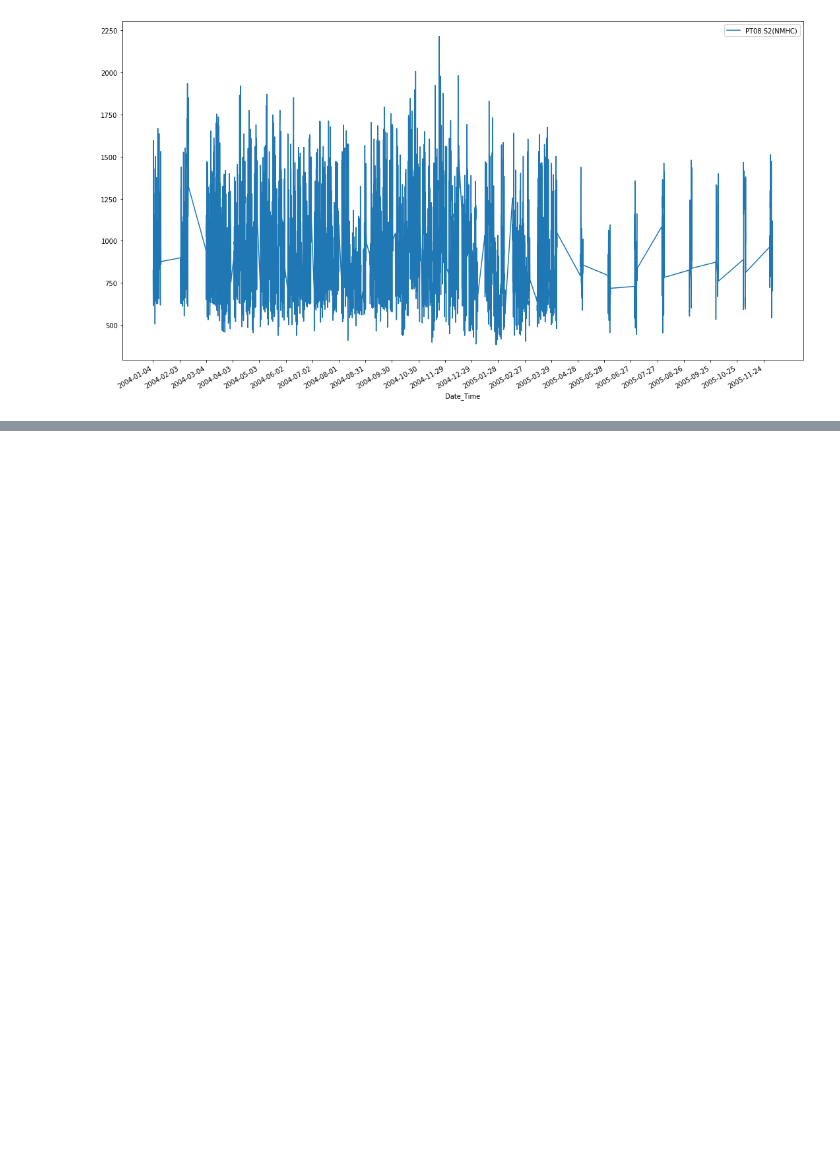
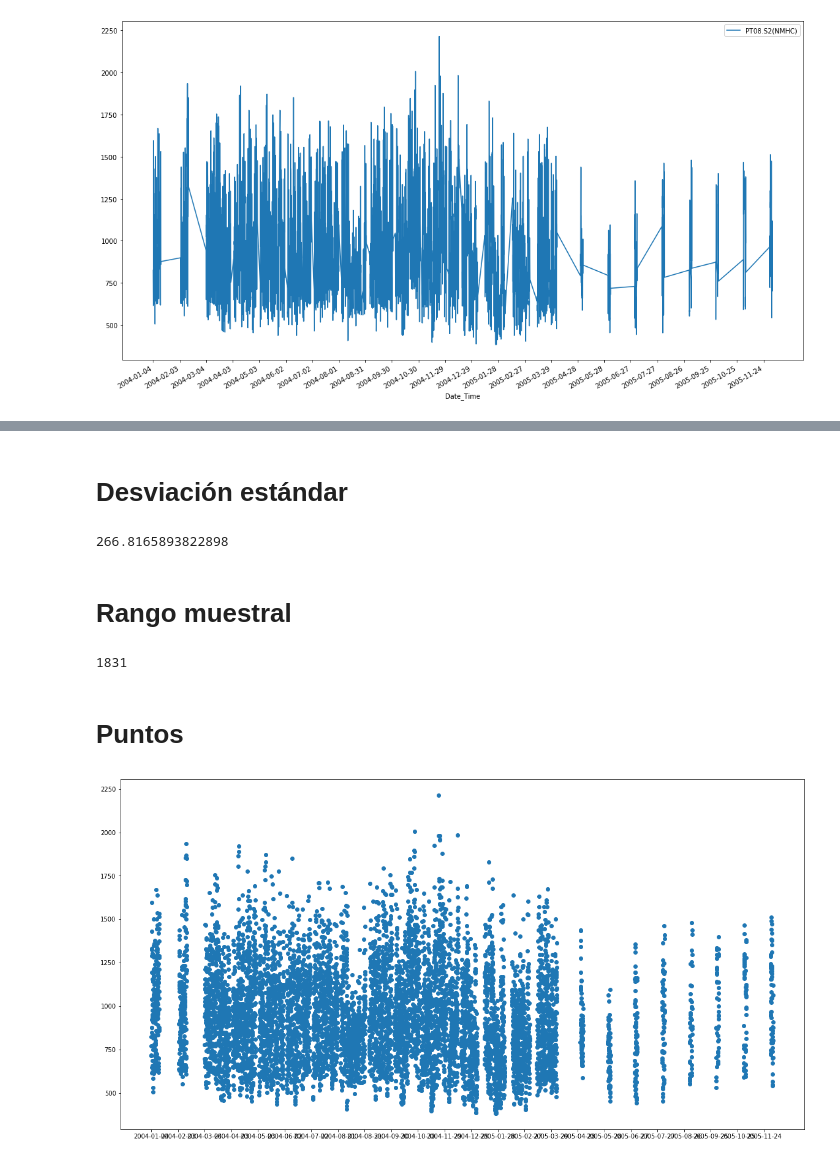
Before and after one commit to Abstractize/Descriptive-statistics, a Jupyter notebook: Tarea 1.ipynb, the cells around one changed output, grey strips where cells are left out. Cells and saved outputs as stored; diff of their text form; code cells hidden in the pictures; blank space fills up the shorter version.

Commit message:
[Add] Varianza, Desviacion, Rango, Diagrama de puntoss

```diff
--- a/Tarea 1.ipynb
+++ b/Tarea 1.ipynb
@@ -183,0 +187,33 @@ print("Prueba")
+# %% [markdown]
+# Desviación estándar
+# %%
+desviacion = np.std(Variable) # Calculo de la desviación estándar de los datos
+print(desviacion)
+# %% [output]
+266.8165893822898
+# %% [markdown]
+# Rango muestral
+# %%
+maximo=np.amax(Variable)
+minimo=np.amin(Variable)
+rangoMuestral=maximo-minimo
+print(rangoMuestral)
+# %% [output]
+1831
+# %% [markdown]
+# Puntos
+# %%
+# Crear la figura y los ejes
+fig, ax = plt.subplots()
+# Dibujar puntos
+ax.scatter(x =ts.index, y = ts)
+plt.gcf().set_size_inches(20, 10.5)
+x = ts.index.values
+plt.xticks(np.arange(min(x), max(x)+1, np.timedelta64(30,'D')))
+plt.show()
+
+
+
+#REVISAR LOS EJES#
+# %% [output]
+[figure, added]
```
Also changed, not shown: parts of 12 cells of this notebook, 1 other file.
